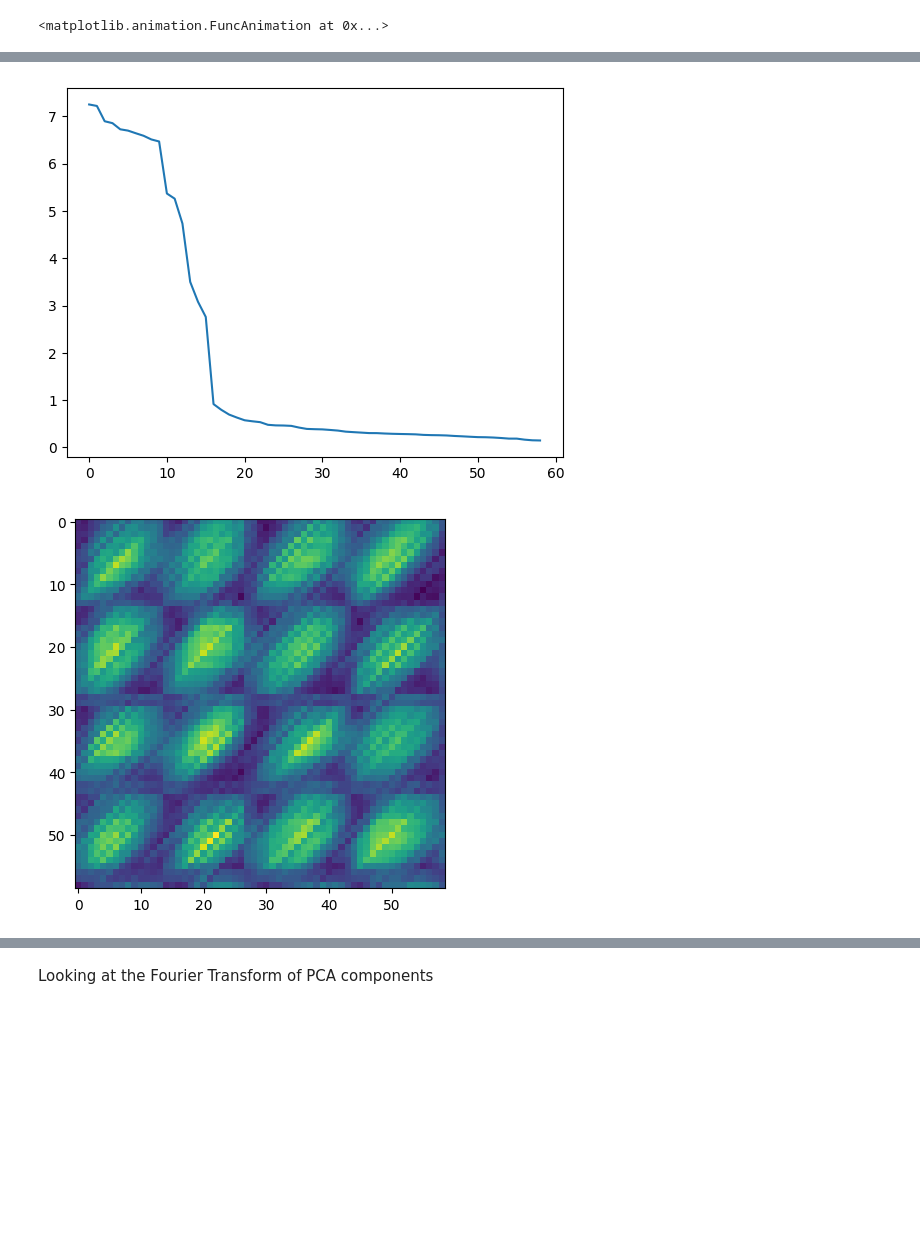
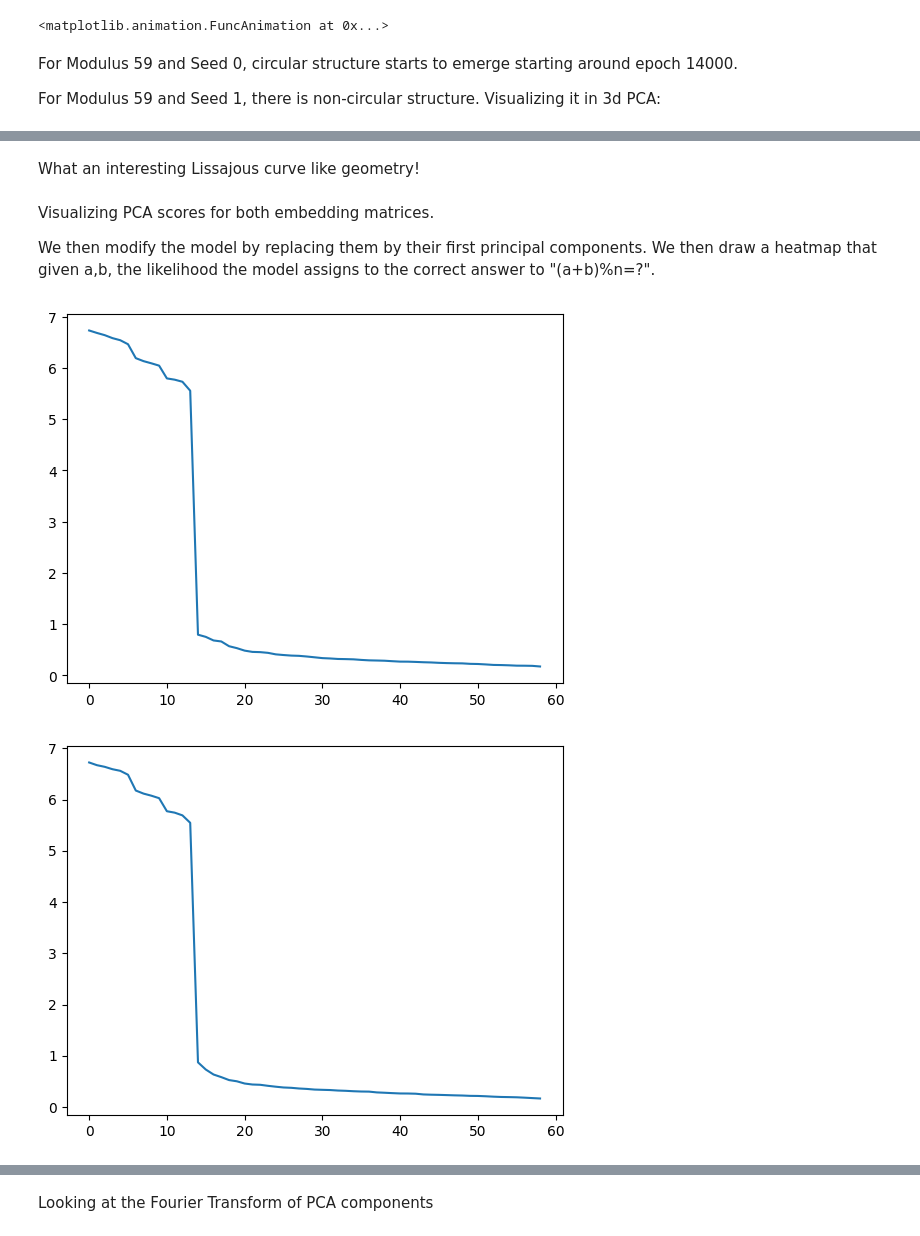
Before and after one commit to doughdemon/modular-addition, a Jupyter notebook: notebook.ipynb, the cells around one changed output, grey strips where cells are left out. Cells and saved outputs as stored; diff of their text form; code cells hidden in the pictures; blank space fills up the shorter version.

```diff
--- a/notebook.ipynb
+++ b/notebook.ipynb
@@ -18,7 +64,7 @@ from utils.pca import *
 PRINT = 500
 CHECKPOINT = 500
 
-task_dir = "tasks/c59seed3"
+task_dir = "c59seed1"
 
 seed, frac_train, layers, lr, n, weight_decay, betas, num_epochs = load_cfg(task_dir)
 
@@ -209,17 +248,14 @@ rc('animation', html='jshtml')
 ani
 # %% [output]
 <matplotlib.animation.FuncAnimation at 0x...>
+# %% [markdown]
+For Modulus 59 and Seed 0, circular structure starts to emerge starting around epoch 14000.
+
+For Modulus 59 and Seed 1, there is non-circular structure. Visualizing it in 3d PCA:
 # %%
-from utils.checkpoints import *
-from utils.config import *
-from utils.figure_plotly import *
-from utils.model import *
-from utils.pca import *
-
 dims = 3
 epoch = 49000
-task = "tasks/c59seed1"
-
+task = "c59seed1"
 
 _, _, layers, _, n, _, _, num_epochs = load_cfg(task)
 
@@ -232,57 +268,62 @@ else:
 
 
 M, _ = pca(model.embed1.weight, dims=dims)
-#M, _ = pca(model.unembed.weight.data.transpose(0,1), dims=dims)
 M = M.detach().numpy()
 
 #fig = draw_points(M, dims, epoch, loss)
+# aut=13 means that we connect 0 -> 13 -> 26 -> ... (modulo n)
 fig = draw_lines(M, dims, epoch, loss, aut=13)
 fig
 # %% [output]
 [interactive output not drawn]
+# %% [markdown]
+What an interesting Lissajous curve like geometry!
+# %% [markdown]
+Visualizing PCA scores for both embedding matrices.
+
+We then modify the model by replacing them by their first principal components. We then draw a heatmap that given a,b, the likelihood the model assigns to the correct answer to "(a+b)%n=?".
 # %%
-from utils.checkpoints import *
-from utils.config import *
-from utils.model import *
-import matplotlib.pyplot as plt
-import plotly.express as px
-
 dims = 3
 epoch = 49000
-task = "tasks/c59seed0"
+task = "c59seed1"
+#aut = 4 # seed 0
+aut = 18 # seed 1
+#aut = 27 # seed 2 (or 32)
 
 
 _, _, layers, _, n, _, _, num_epochs = load_cfg(task)
 
 
 model = MyModel(n, layers['embed_dim'], layers['hidden_dim'])
 if epoch:
     epoch, loss = load_checkpoint(model, None, task, epoch=epoch)
 else:
     epoch, loss = load_checkpoint(model, None, task, final=True)
 
-
-fig, ax = plt.subplots()
-im = ax.plot(S.detach().numpy())
-
 for l in [model.embed1, model.embed2]:
   U, S, Vh = torch.linalg.svd(l.weight)
+
+  # print PCA scores
+  fig, ax = plt.subplots()
+  im = ax.plot(S.detach().numpy())
+
+  # modify weights
   S = torch.tensor([[S[0] if i == j and i <= 0 else 0.0 for i in range(n)] for j in range(layers['embed_dim'])])
   l.weight = torch.nn.parameter.Parameter(U@S@Vh)
 
+# visualize performance of the modified model on each multiplication
 input = torch.tensor([[[1.0 if j == (i//n) else 0.0 for j in range(n)], [1.0 if j == (i%n) else 0.0 for j in range(n)]] for i in range(n*n)])
 with torch.no_grad():
     output3d = model(input)
 output = torch.tensor([[float(output3d[a*n+b, (a+b)%n]) for a in range(n)] for b in range(n)])
 
-output = output[[(16*i)%n for i in range(n)],:]
-output = output[:,[(16*i)%n for i in range(n)]]
+# apply an automorphism of the group to make the visualization more regular
+aut_output = output
+aut_output = aut_output[[(aut*i)%n for i in range(n)],:]
+aut_output = aut_output[:,[(aut*i)%n for i in range(n)]]
 
 fig, ax = plt.subplots()
-im = ax.imshow(output.detach().numpy())
-
-#fig = px.scatter_3d(x=list(range(n))*(n**2), y=sorted(list(range(n))*n)*n, z=sorted(list(range(n))*(n**2)), size=[.1 for i in range(n**3)])
-#fig
+im = ax.imshow(aut_output.detach().numpy())
 # %% [output]
-[figure, old version]
+[figure, new version]
-[figure, old version]
+[figure, new version]
```
Also changed, not shown: parts of 30 cells of this notebook.
